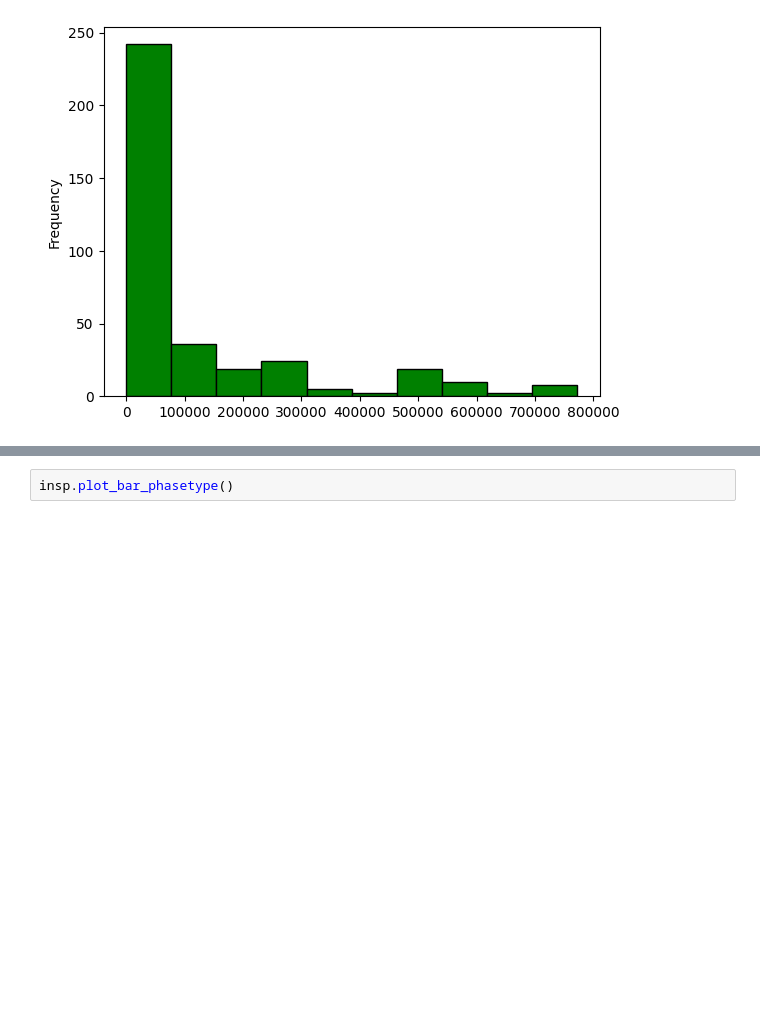
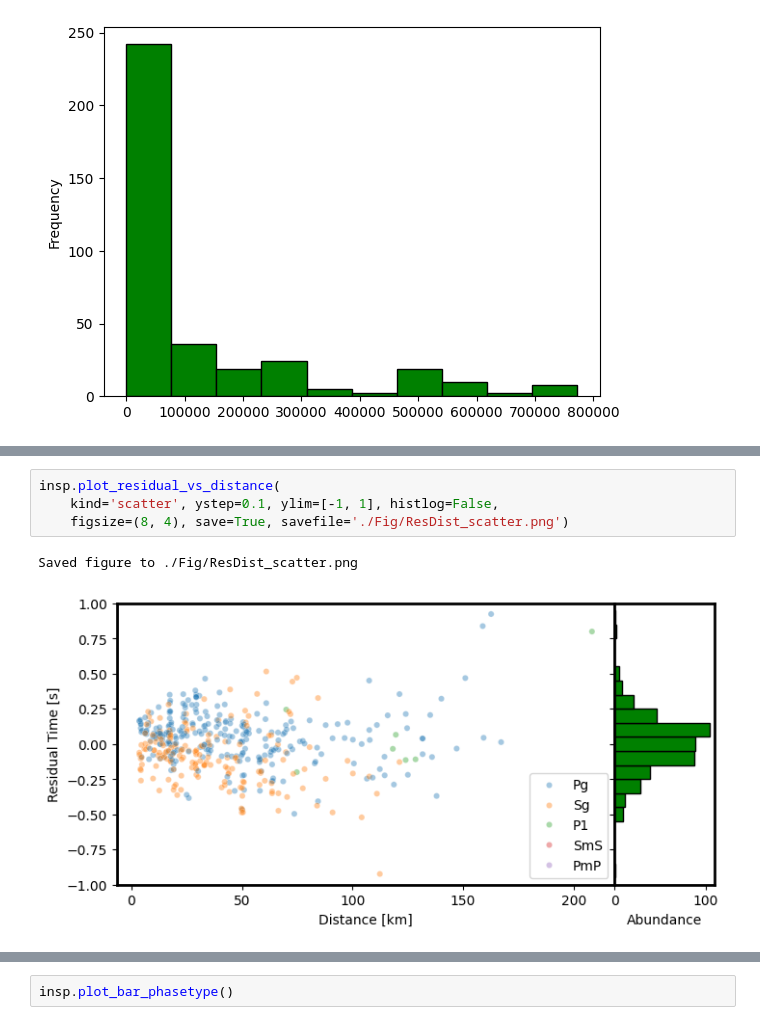
Before and after one commit to ikahbasi/SeisRoutine, a Jupyter notebook: Catalog-example.ipynb, the cells around one changed output, grey strips where cells are left out. Drawn from its saved outputs; the diff is of its cells as text; blank space fills up the shorter version.

```diff
--- a/Catalog-example.ipynb
+++ b/Catalog-example.ipynb
@@ -82,0 +61,7 @@ Number of S-type phases: 185
+# %%
+insp.plot_residual_vs_distance(
+    kind='scatter', ystep=0.1, ylim=[-1, 1], histlog=False,
+    figsize=(8, 4), save=True, savefile='./Fig/ResDist_scatter.png')
+# %% [output]
+Saved figure to ./Fig/ResDist_scatter.png
+[figure, added]
```
Also changed, not shown: parts of 18 cells of this notebook.
